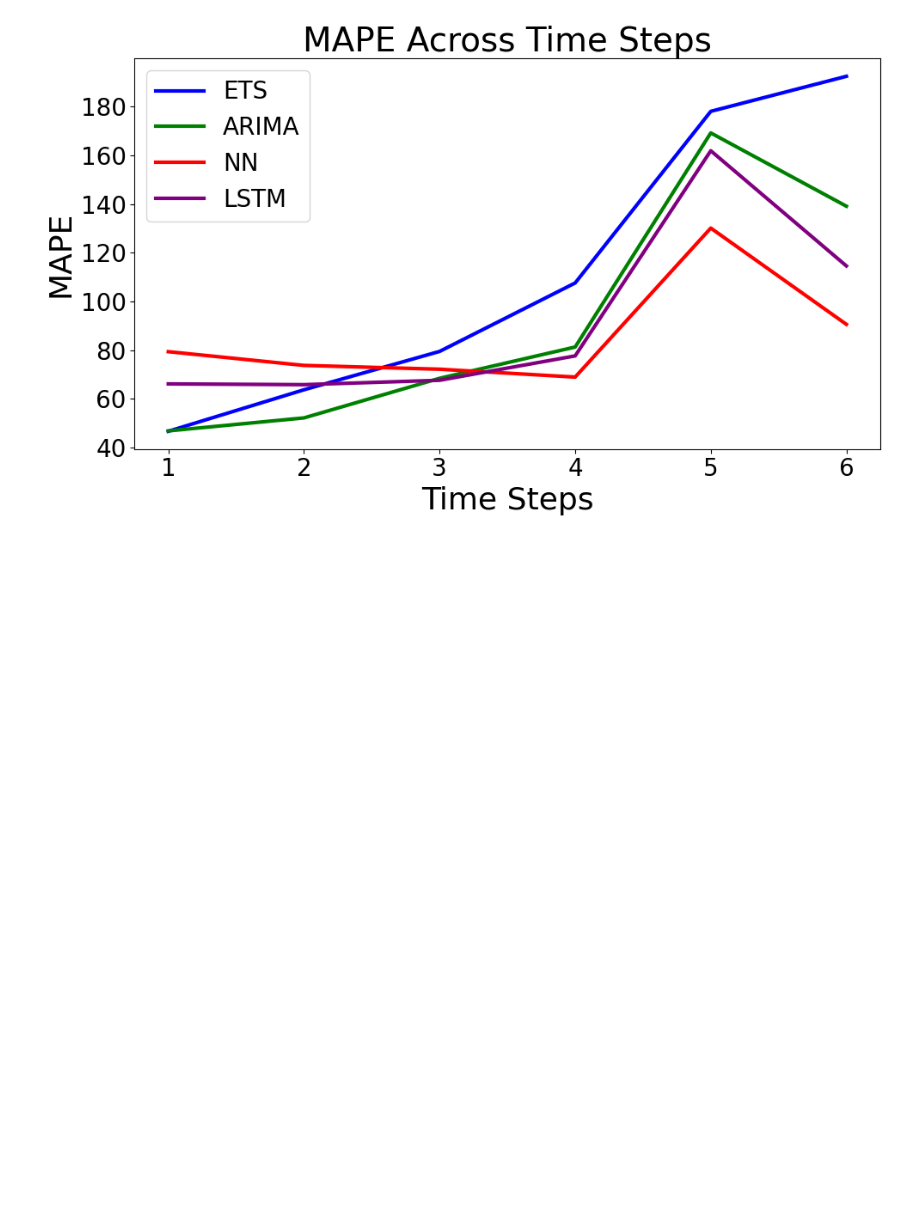
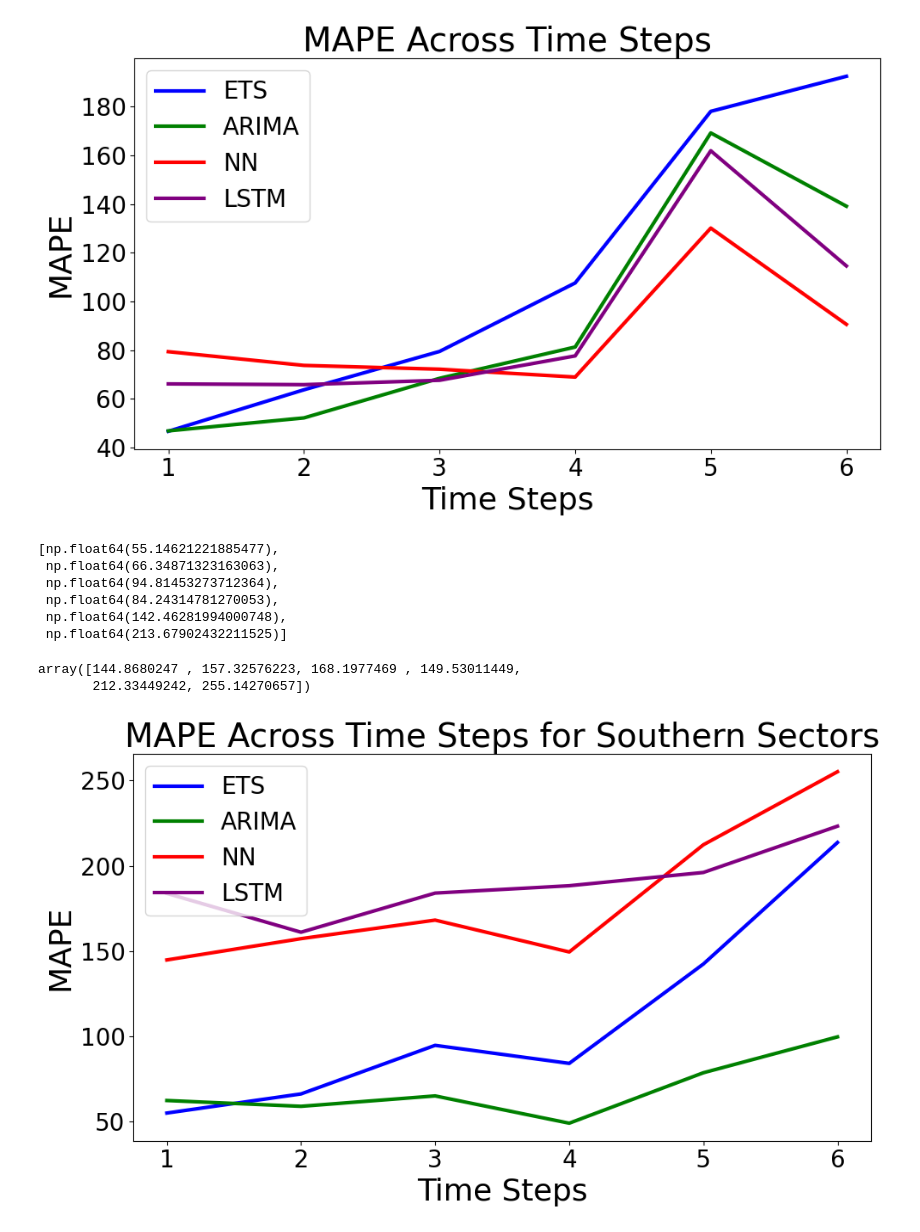
Before and after one commit to alanklin/AA-Capstone, a Jupyter notebook: Code/Notebooks/week7_visualizations.ipynb, the cells around one changed output. Saved outputs shown, nothing was run; the diff lists cells and outputs as text; code cells hidden in the pictures; blank space fills up the shorter version.

```diff
--- a/Code/Notebooks/week7_visualizations.ipynb
+++ b/Code/Notebooks/week7_visualizations.ipynb
@@ -269,0 +286,59 @@ plt.show()
+# %%
+import numpy as np
+
+def mean_absolute_percentage_error(y_true, y_pred):
+    return np.mean(np.abs((y_true - y_pred) / y_true)) * 100
+
+# Filter test_data to only include rows in southern_sectors
+test_data_southern = test_data.loc[southern_sectors]
+ets_southern = ets_model_results.set_index('Area of Responsibility').loc[southern_sectors]
+
+# Calculate MAPE for ETS model
+ets_mape = []
+for col in ets_model_results.columns[1:]:  # Exclude the first column (sector) and the last column (Model)
+    ets_mape.append(mean_absolute_percentage_error(test_data_southern[col].values, ets_southern[col].values))
+
+arima_southern = arima_model_results.set_index('Area of Responsibility').loc[southern_sectors]
+
+# Calculate MAPE for ARIMA model
+arima_mape = []
+for col in arima_model_results.columns[1:]:  # Exclude the first column (sector) and the last column (Model)
+    arima_mape.append(mean_absolute_percentage_error(test_data_southern[col].values, arima_southern[col].values))
+# %%
+ets_mape
+# %% [output]
+[np.float64(55.14621221885477),
+ np.float64(66.34871323163063),
+ np.float64(94.81453273712364),
+ np.float64(84.24314781270053),
+ np.float64(142.46281994000748),
+ np.float64(213.67902432211525)]
+# %%
+southern_nn_mape = nn_model_results[nn_model_results['sector'].isin(southern_sectors)]['MAPE']
+southern_lstm_mape = lstm_model_results[lstm_model_results['sector'].isin(southern_sectors)]['MAPE']
+southern_nn_mape.mean()
+# %% [output]
+array([144.8680247 , 157.32576223, 168.1977469 , 149.53011449,
+       212.33449242, 255.14270657])
+# %%
+# Plot the data
+plt.figure(figsize=(10, 6))
+
+# Plot MAPE from different models
+plt.plot(time_steps, ets_mape, label='ETS', color='blue', linewidth=3)
+plt.plot(time_steps, arima_mape, label='ARIMA', color='green', linewidth=3)
+plt.plot(time_steps, southern_nn_mape.mean(), label='NN', color='red', linewidth=3)
+plt.plot(time_steps, southern_lstm_mape.mean(), label='LSTM', color='purple', linewidth=3)
+
+
+# Add labels and legend
+plt.xlabel('Time Steps', fontsize=26)
+plt.ylabel('MAPE', fontsize=26)
+plt.title('MAPE Across Time Steps for Southern Sectors', fontsize=28)
+plt.legend(fontsize=20)
+plt.xticks(fontsize=20)
+plt.yticks(fontsize=20)
+plt.tight_layout()
+plt.show()
+# %% [output]
+[figure, added]
```
Also changed, not shown: parts of 5 cells of this notebook, 1 other file.
